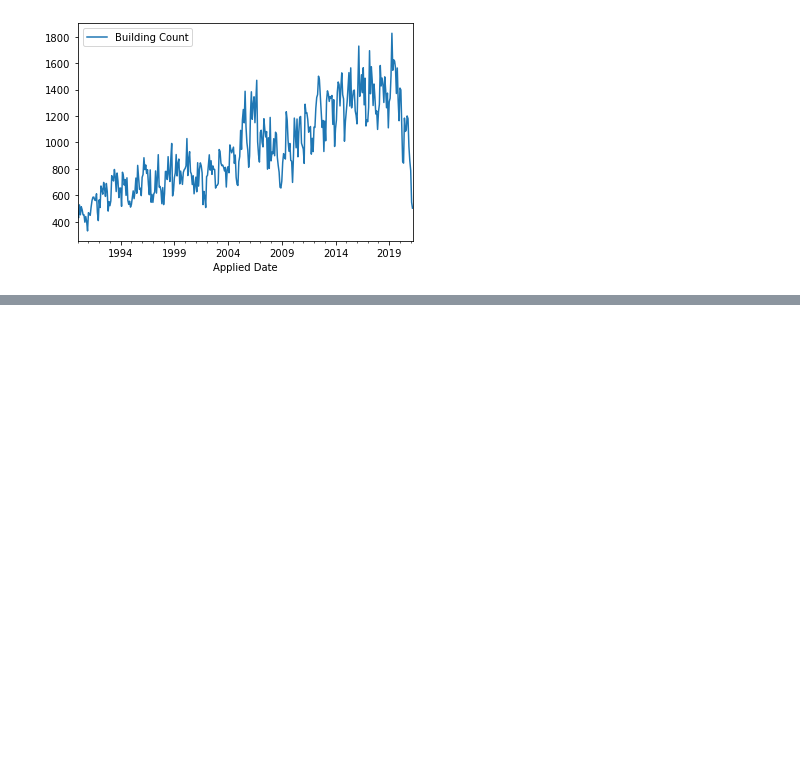
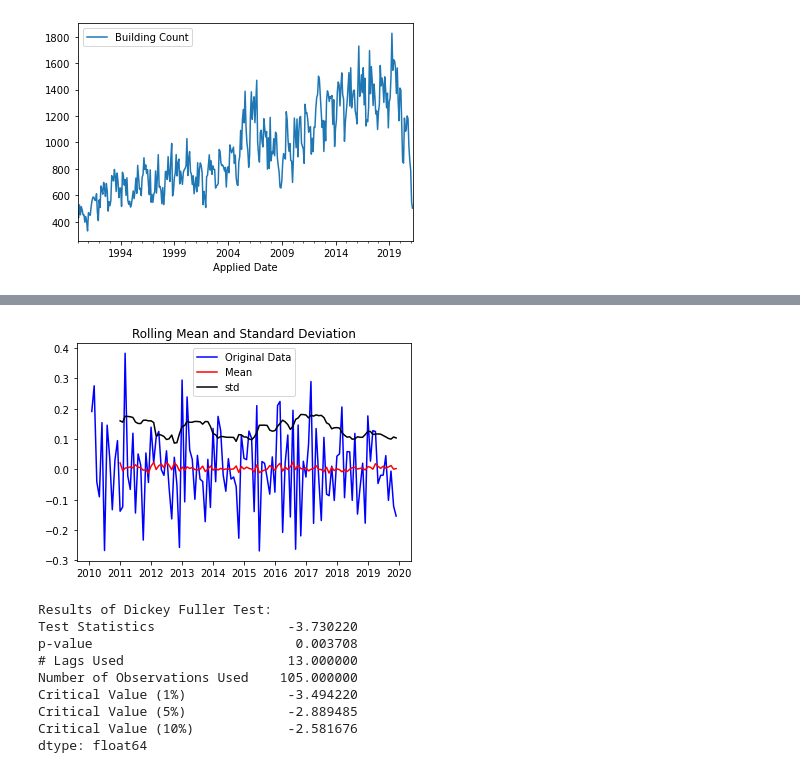
Before and after one commit to rezaganj/Capstone1-Construction-Permits-Austin-TX, a Jupyter notebook: notebooks/main.ipynb, the cells around one changed output, grey strips where cells are left out. Saved outputs shown, nothing was run; the diff lists cells and outputs as text; code cells hidden in the pictures; blank space fills up the shorter version.

```diff
--- a/notebooks/main.ipynb
+++ b/notebooks/main.ipynb
@@ -632,0 +400,18 @@ permit_building_by_month.plot();
+# %%
+permit_by_month_2010_2020_log = np.log(permit_by_month_2010_2020)
+permit_by_month_2010_2020_log_shift = permit_by_month_2010_2020_log - permit_by_month_2010_2020_log.shift()
+permit_by_month_2010_2020_log_shift.dropna(inplace=True)
+
+fig, ax = plt.subplots()
+stationary_test(permit_by_month_2010_2020_log_shift, ax)
+# %% [output]
+[figure, added]
+Results of Dickey Fuller Test:
+Test Statistics                 -3.730220
+p-value                          0.003708
+# Lags Used                     13.000000
+Number of Observations Used    105.000000
+Critical Value (1%)             -3.494220
+Critical Value (5%)             -2.889485
+Critical Value (10%)            -2.581676
+dtype: float64
```
Also changed, not shown: parts of 29 cells of this notebook.
